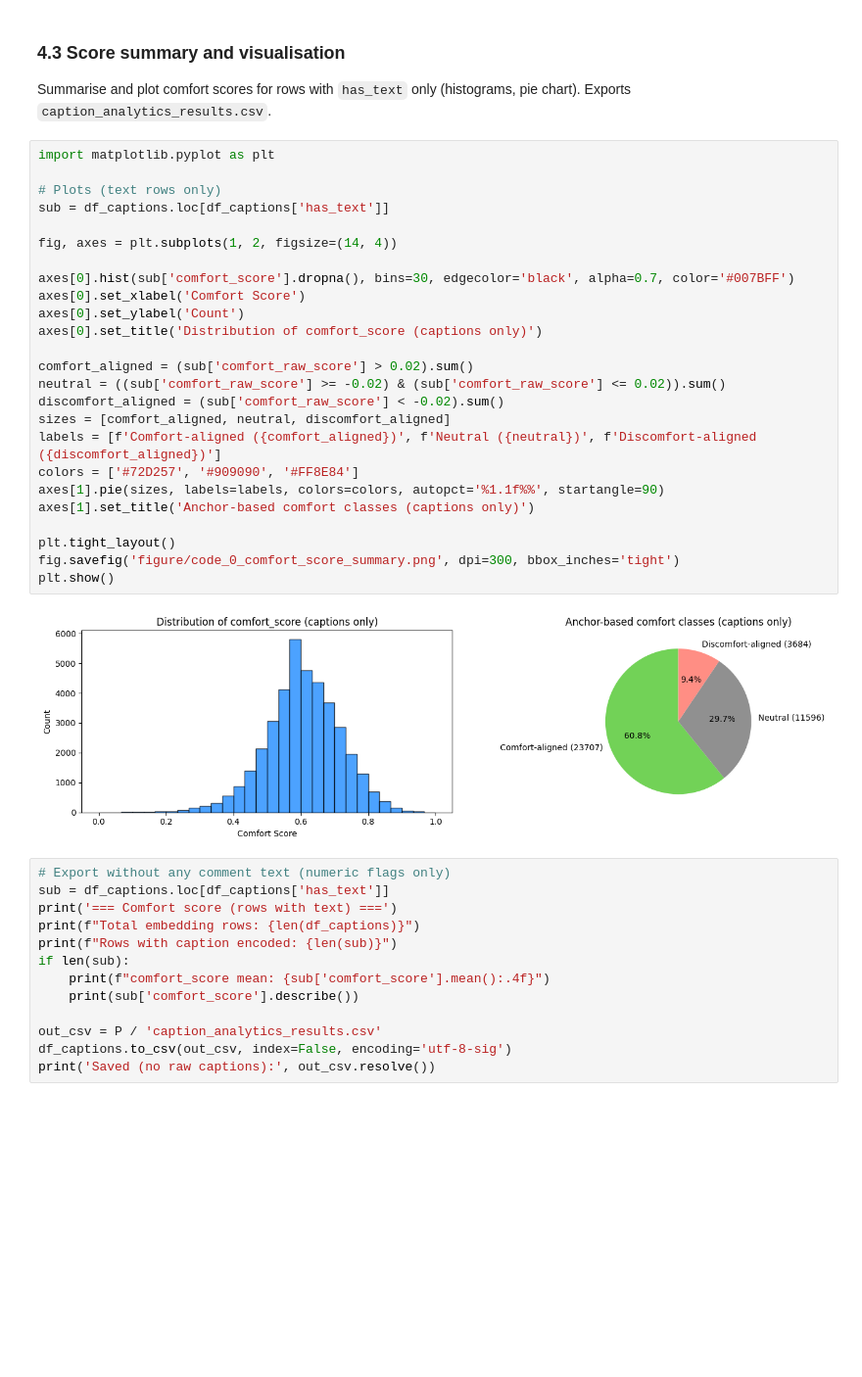
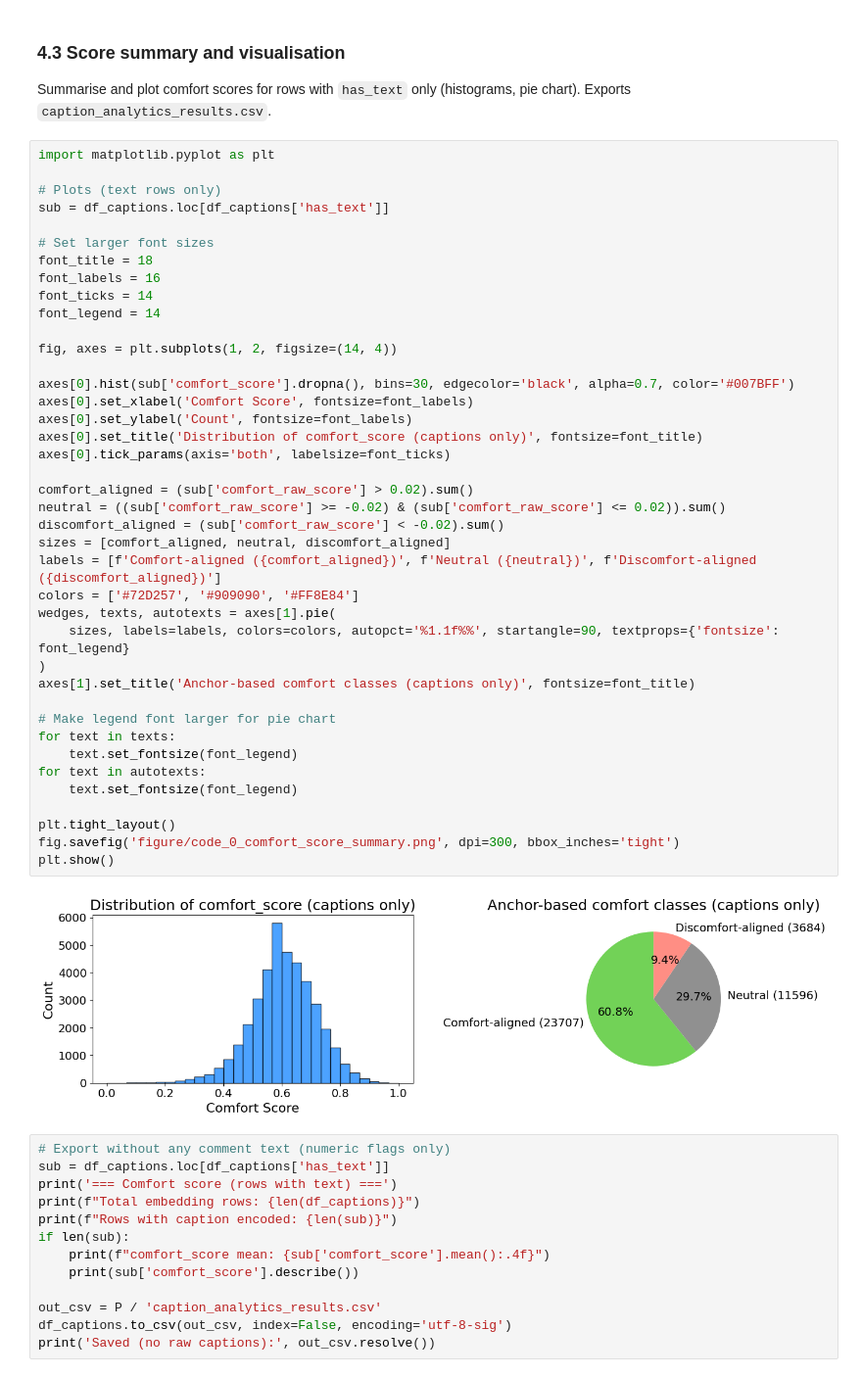
Before and after one commit to Sijie-Yang/Urban-Comfort-Potential, a Jupyter notebook: code_0_social_media_post_embedding.ipynb, the cells around one changed output. Shown at 98% size. Saved outputs shown, nothing was run; the diff lists cells and outputs as text; blank space fills up the shorter version.

```diff
--- a/code_0_social_media_post_embedding.ipynb
+++ b/code_0_social_media_post_embedding.ipynb
@@ -1060,30 +1079,45 @@ Summarise and plot comfort scores for rows with `has_text` only (histograms, pie
 # %%
 import matplotlib.pyplot as plt
 
 # Plots (text rows only)
 sub = df_captions.loc[df_captions['has_text']]
 
+# Set larger font sizes
+font_title = 18
+font_labels = 16
+font_ticks = 14
+font_legend = 14
+
 fig, axes = plt.subplots(1, 2, figsize=(14, 4))
 
 axes[0].hist(sub['comfort_score'].dropna(), bins=30, edgecolor='black', alpha=0.7, color='#007BFF')
-axes[0].set_xlabel('Comfort Score')
-axes[0].set_ylabel('Count')
-axes[0].set_title('Distribution of comfort_score (captions only)')
+axes[0].set_xlabel('Comfort Score', fontsize=font_labels)
+axes[0].set_ylabel('Count', fontsize=font_labels)
+axes[0].set_title('Distribution of comfort_score (captions only)', fontsize=font_title)
+axes[0].tick_params(axis='both', labelsize=font_ticks)
 
 comfort_aligned = (sub['comfort_raw_score'] > 0.02).sum()
 neutral = ((sub['comfort_raw_score'] >= -0.02) & (sub['comfort_raw_score'] <= 0.02)).sum()
 discomfort_aligned = (sub['comfort_raw_score'] < -0.02).sum()
 sizes = [comfort_aligned, neutral, discomfort_aligned]
 labels = [f'Comfort-aligned ({comfort_aligned})', f'Neutral ({neutral})', f'Discomfort-aligned ({discomfort_aligned})']
 colors = ['#72D257', '#909090', '#FF8E84']
-axes[1].pie(sizes, labels=labels, colors=colors, autopct='%1.1f%%', startangle=90)
-axes[1].set_title('Anchor-based comfort classes (captions only)')
+wedges, texts, autotexts = axes[1].pie(
+    sizes, labels=labels, colors=colors, autopct='%1.1f%%', startangle=90, textprops={'fontsize': font_legend}
+)
+axes[1].set_title('Anchor-based comfort classes (captions only)', fontsize=font_title)
+
+# Make legend font larger for pie chart
+for text in texts:
+    text.set_fontsize(font_legend)
+for text in autotexts:
+    text.set_fontsize(font_legend)
 
 plt.tight_layout()
 fig.savefig('figure/code_0_comfort_score_summary.png', dpi=300, bbox_inches='tight')
 plt.show()
 # %% [output]
-[figure, old version]
+[figure, new version]
 # %%
 # Export without any comment text (numeric flags only)
 sub = df_captions.loc[df_captions['has_text']]
```
Also changed, not shown: parts of 6 cells of this notebook, 32 other files.
